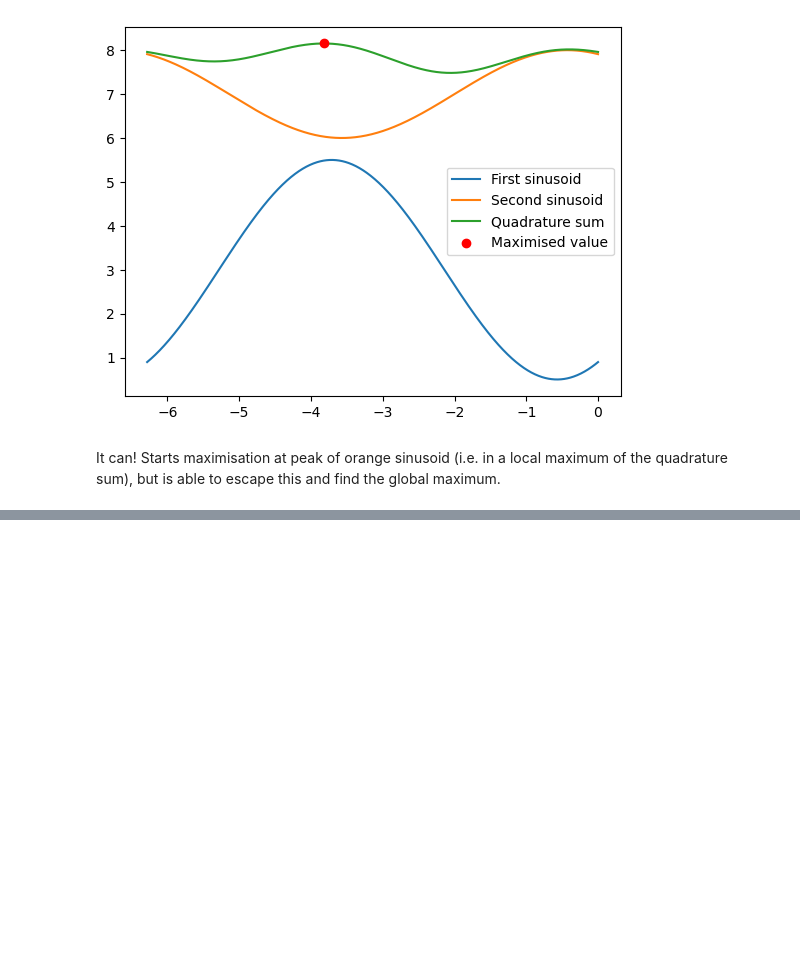
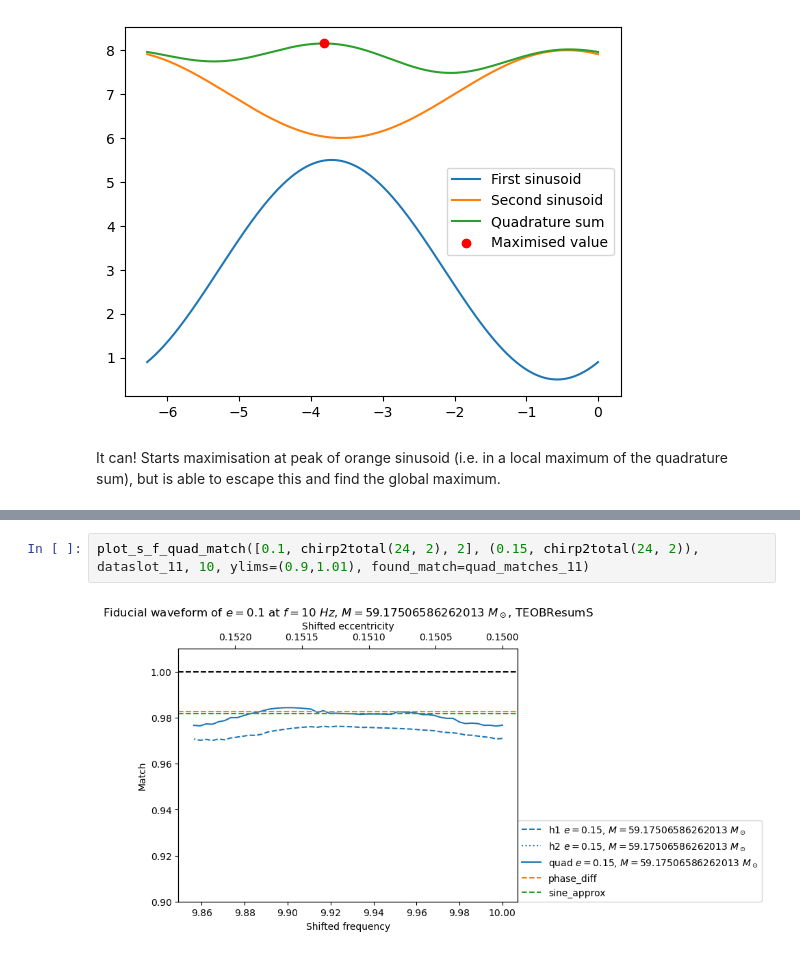
Before and after one commit to BenGPatterson/EccentricBinaries, a Jupyter notebook: notebooks/match_h1_h2.ipynb, the cells around one changed output, grey strips where cells are left out. Cells and saved outputs as stored; diff of their text form; blank space fills up the shorter version.

```diff
--- a/notebooks/match_h1_h2.ipynb
+++ b/notebooks/match_h1_h2.ipynb
@@ -476,0 +579,4 @@ It can! Starts maximisation at peak of orange sinusoid (i.e. in a local maximum
+# %%
+plot_s_f_quad_match([0.1, chirp2total(24, 2), 2], (0.15, chirp2total(24, 2)), dataslot_11, 10, ylims=(0.9,1.01), found_match=quad_matches_11)
+# %% [output]
+[figure, added]
```
Also changed, not shown: parts of 26 cells of this notebook, 2 other files.
